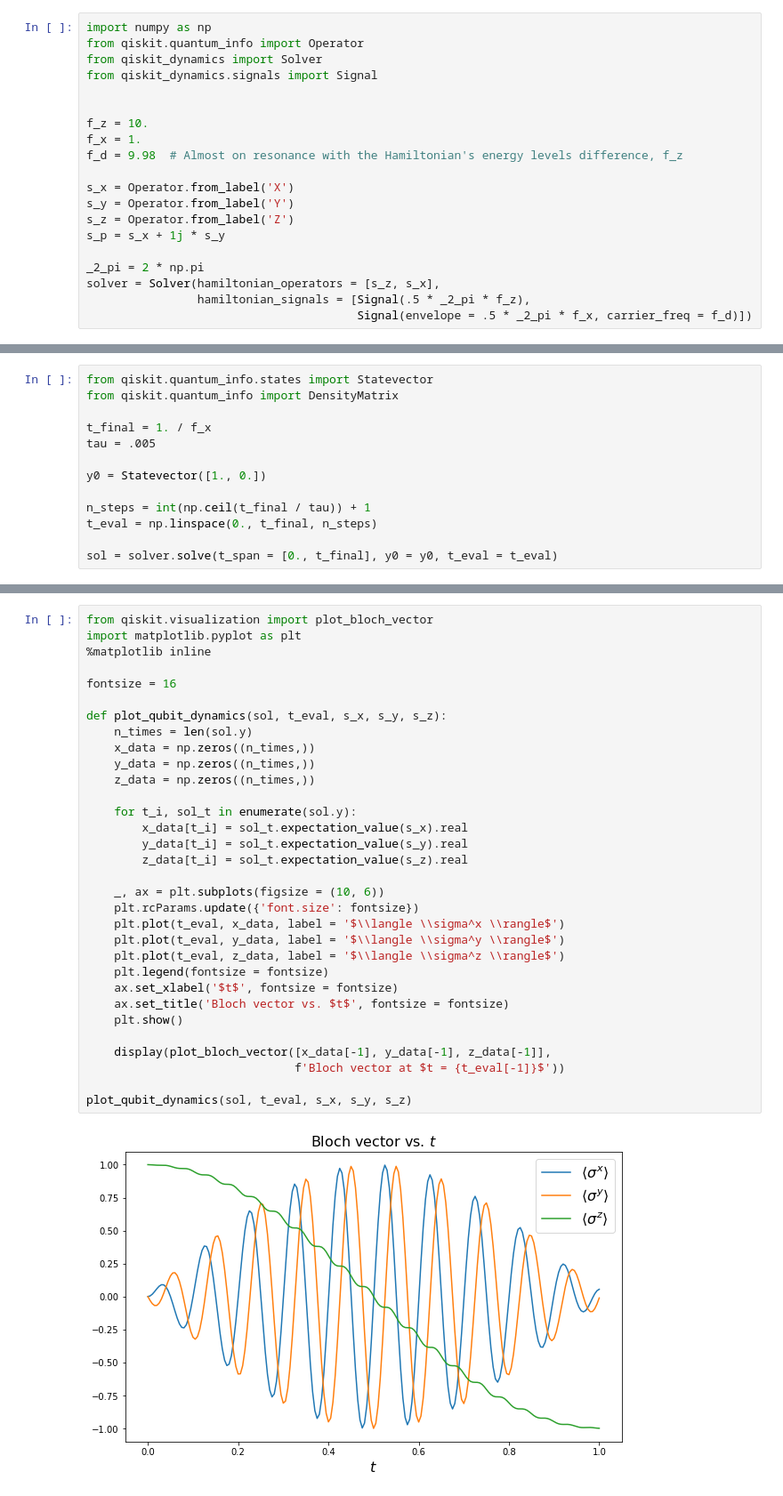
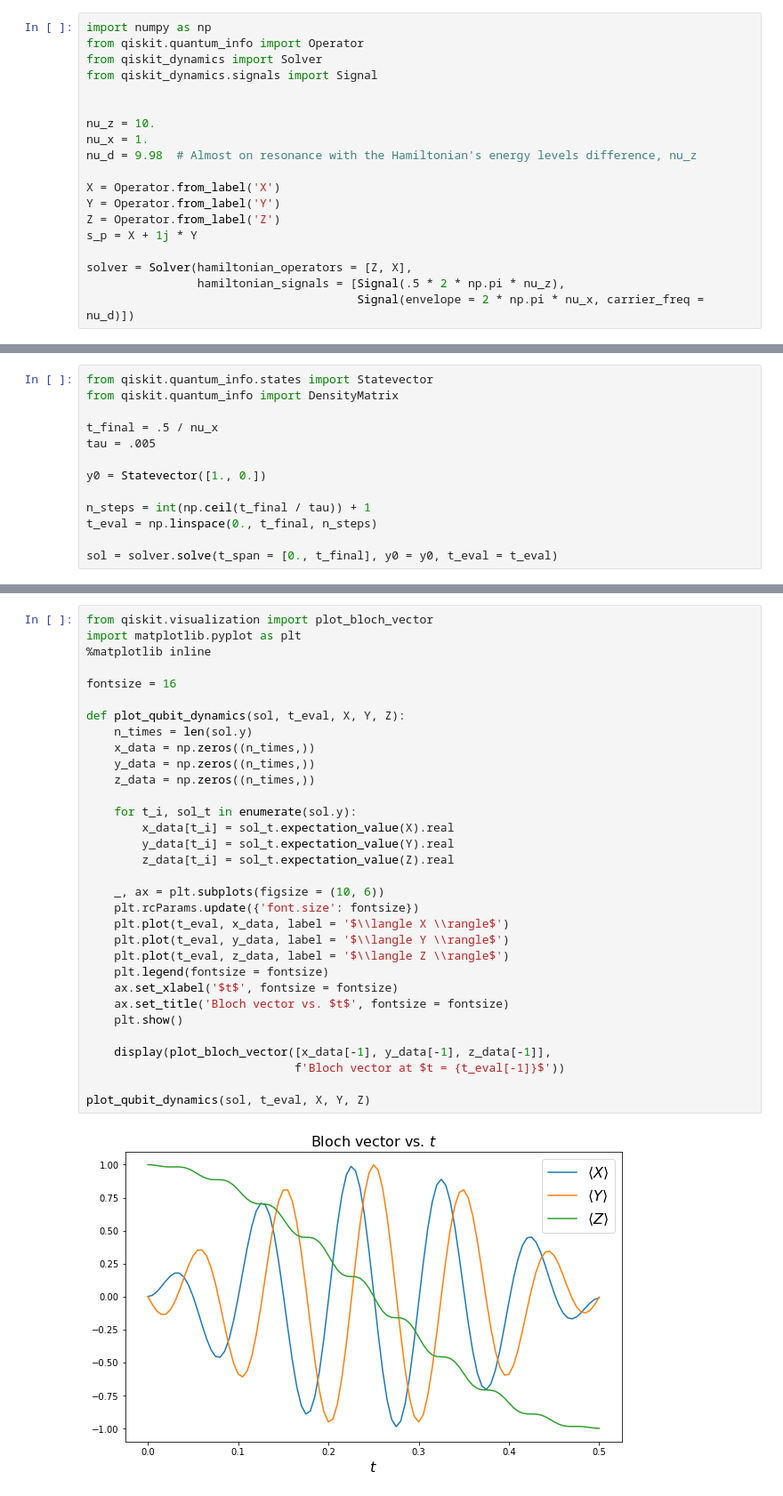
Before and after one commit to qiskit-community/qiskit-dynamics, a Jupyter notebook: docs/tutorials/Rabi_oscillations.ipynb, the cells around one changed output, grey strips where cells are left out. Shown at 89% size. Saved outputs shown, nothing was run; the diff lists cells and outputs as text.

```diff
--- a/docs/tutorials/Rabi_oscillations.ipynb
+++ b/docs/tutorials/Rabi_oscillations.ipynb
@@ -41,17 +25,16 @@ from qiskit_dynamics import Solver
 from qiskit_dynamics.signals import Signal
 
 
-f_z = 10.
-f_x = 1.
-f_d = 9.98  # Almost on resonance with the Hamiltonian's energy levels difference, f_z
+nu_z = 10.
+nu_x = 1.
+nu_d = 9.98  # Almost on resonance with the Hamiltonian's energy levels difference, nu_z
 
-s_x = Operator.from_label('X')
-s_y = Operator.from_label('Y')
-s_z = Operator.from_label('Z')
-s_p = s_x + 1j * s_y
+X = Operator.from_label('X')
+Y = Operator.from_label('Y')
+Z = Operator.from_label('Z')
+s_p = X + 1j * Y
 
-_2_pi = 2 * np.pi
-solver = Solver(hamiltonian_operators = [s_z, s_x],
-                hamiltonian_signals = [Signal(.5 * _2_pi * f_z),
-                                       Signal(envelope = .5 * _2_pi * f_x, carrier_freq = f_d)])
+solver = Solver(hamiltonian_operators = [Z, X],
+                hamiltonian_signals = [Signal(.5 * 2 * np.pi * nu_z),
+                                       Signal(envelope = 2 * np.pi * nu_x, carrier_freq = nu_d)])
 # %% [markdown]
@@ -62,7 +45,7 @@ We now define the initial state for the simulation, the time span to simulate fo
 from qiskit.quantum_info.states import Statevector
 from qiskit.quantum_info import DensityMatrix
 
-t_final = 1. / f_x
+t_final = .5 / nu_x
 tau = .005
 
 y0 = Statevector([1., 0.])
@@ -84,34 +67,34 @@ We see that for the parameters we have defined, the qubit has completed almost e
 # %%
 from qiskit.visualization import plot_bloch_vector
 import matplotlib.pyplot as plt
 %matplotlib inline
 
 fontsize = 16
 
-def plot_qubit_dynamics(sol, t_eval, s_x, s_y, s_z):
+def plot_qubit_dynamics(sol, t_eval, X, Y, Z):
     n_times = len(sol.y)
     x_data = np.zeros((n_times,))
     y_data = np.zeros((n_times,))
     z_data = np.zeros((n_times,))
 
     for t_i, sol_t in enumerate(sol.y):
-        x_data[t_i] = sol_t.expectation_value(s_x).real
-        y_data[t_i] = sol_t.expectation_value(s_y).real
-        z_data[t_i] = sol_t.expectation_value(s_z).real
+        x_data[t_i] = sol_t.expectation_value(X).real
+        y_data[t_i] = sol_t.expectation_value(Y).real
+        z_data[t_i] = sol_t.expectation_value(Z).real
 
     _, ax = plt.subplots(figsize = (10, 6))
     plt.rcParams.update({'font.size': fontsize})
-    plt.plot(t_eval, x_data, label = '$\\langle \\sigma^x \\rangle$')
-    plt.plot(t_eval, y_data, label = '$\\langle \\sigma^y \\rangle$')
-    plt.plot(t_eval, z_data, label = '$\\langle \\sigma^z \\rangle$')
+    plt.plot(t_eval, x_data, label = '$\\langle X \\rangle$')
+    plt.plot(t_eval, y_data, label = '$\\langle Y \\rangle$')
+    plt.plot(t_eval, z_data, label = '$\\langle Z \\rangle$')
     plt.legend(fontsize = fontsize)
     ax.set_xlabel('$t$', fontsize = fontsize)
     ax.set_title('Bloch vector vs. $t$', fontsize = fontsize)
     plt.show()
 
     display(plot_bloch_vector([x_data[-1], y_data[-1], z_data[-1]],
                               f'Bloch vector at $t = {t_eval[-1]}$'))
 
-plot_qubit_dynamics(sol, t_eval, s_x, s_y, s_z)
+plot_qubit_dynamics(sol, t_eval, X, Y, Z)
 # %% [output]
-[figure, old version]
+[figure, new version]
```
Also changed, not shown: parts of 7 cells of this notebook, 1 other file.
